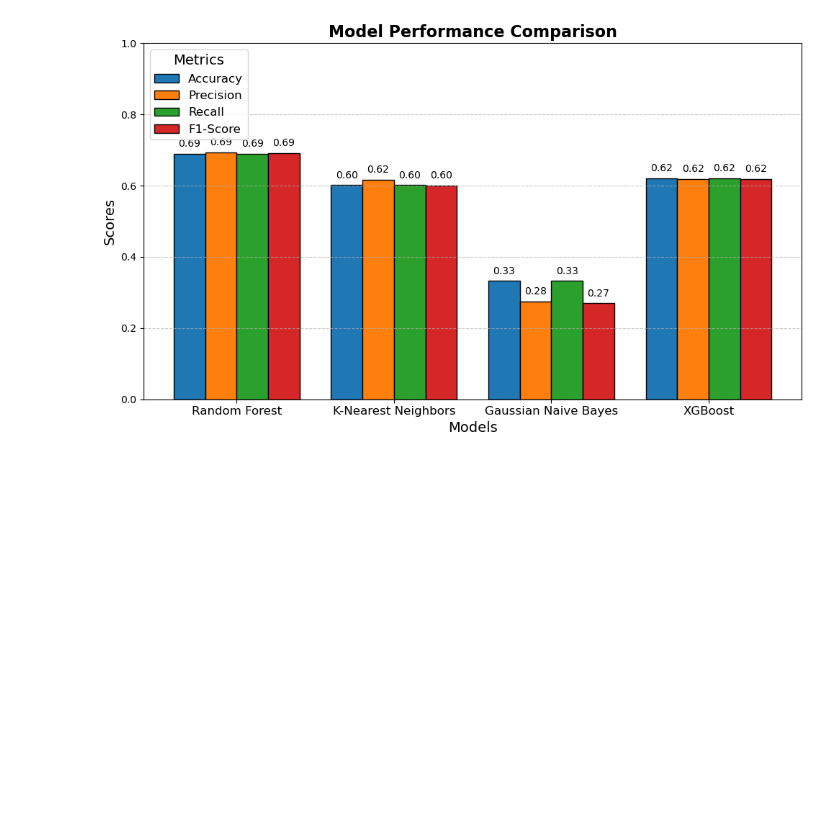
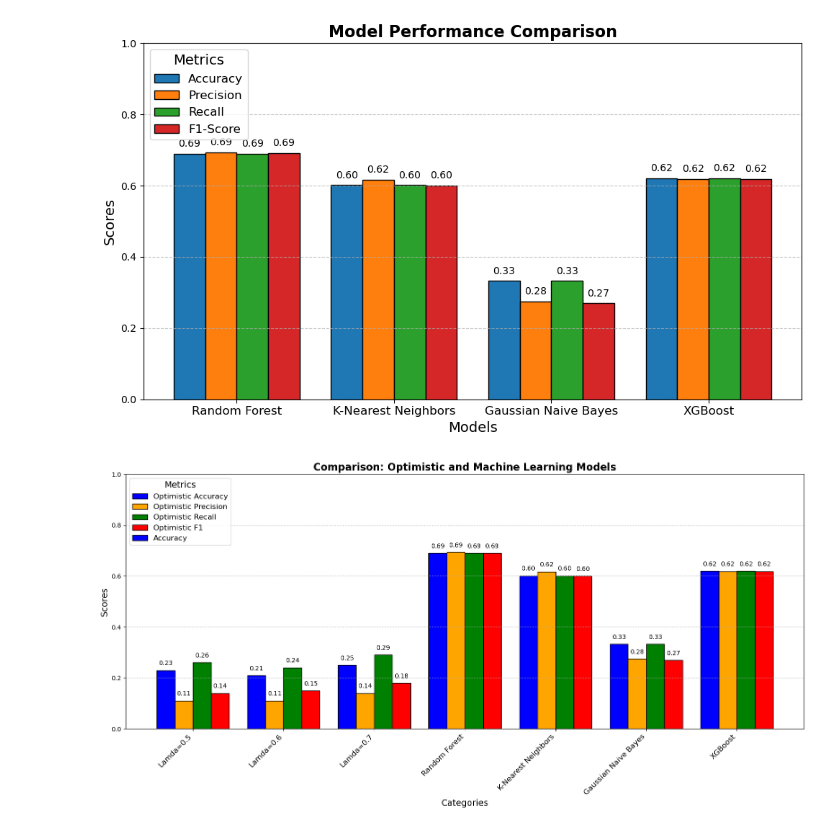
Before and after one commit to zhuangxianyun/Decision_modelling_project, a Jupyter notebook: Decision Models/dm_ml_model.ipynb, the cells around one changed output. Cells and saved outputs as stored; diff of their text form; code cells hidden in the pictures; blank space fills up the shorter version.

Commit message:
Add Overall Visualization of Electre and ML model result

```diff
--- a/Decision Models/dm_ml_model.ipynb
+++ b/Decision Models/dm_ml_model.ipynb
@@ -179,3 +164,71 @@ plt.tight_layout()
 plt.show()
 # %% [output]
 [figure]
+# %%
+import pandas as pd
+import matplotlib.pyplot as plt
+import numpy as np
+
+lambda_data = {
+    "Lambda": ["Lamda=0.5", "Lamda=0.6", "Lamda=0.7"],
+    "Optimistic_Accuracy": [0.23, 0.21, 0.25],
+    "Optimistic_Precision": [0.11, 0.11, 0.14],
+    "Optimistic_Recall": [0.26, 0.24, 0.29],
+    "Optimistic_F1": [0.14, 0.15, 0.18]
+}
+
+ml_data = {
+    "Model": ["Random Forest", "K-Nearest Neighbors", "Gaussian Naive Bayes", "XGBoost"],
+    "Accuracy": [0.689873, 0.601266, 0.332278, 0.620253],
+    "Precision": [0.693873, 0.617082, 0.275033, 0.619108],
+    "Recall": [0.689873, 0.601266, 0.332278, 0.620253],
+    "F1-Score": [0.690735, 0.600652, 0.269666, 0.619255]
+}
+
+lambda_df = pd.DataFrame(lambda_data)
+ml_df = pd.DataFrame(ml_data)
+
+fig, ax = plt.subplots(figsize=(16, 8))
+
+x_lambda = np.arange(len(lambda_df["Lambda"]))
+x_ml = np.arange(len(ml_df["Model"]))
+width = 0.2
+
+# Define colors
+colors = {
+    "Accuracy": "blue",
+    "Precision": "orange",
+    "Recall": "green",
+    "F1": "red"
+}
+
+metrics = ["Accuracy", "Precision", "Recall", "F1"]
+for i, metric in enumerate(metrics):
+    opt_values = lambda_df[f"Optimistic_{metric}"]
+    ax.bar(x_lambda + (i - 1.5) * width, opt_values, width, label=f"Optimistic {metric}", color=colors[metric], edgecolor="black", linewidth=1)
+
+for i, metric in enumerate(["Accuracy", "Precision", "Recall", "F1-Score"]):
+    ax.bar(x_ml + len(x_lambda) + (i - 1.5) * width, ml_df[metric], width, label=metric if i == 0 else "", color=colors[metric.split('-')[0]], edgecolor="black", linewidth=1)
+
+ax.set_xlabel("Categories", fontsize=14)
+ax.set_ylabel("Scores", fontsize=14)
+ax.set_title("Comparison: Optimistic and Machine Learning Models", fontsize=16, fontweight="bold")
+ax.set_xticks(np.concatenate([x_lambda, x_ml + len(x_lambda)]))
+ax.set_xticklabels(list(lambda_df["Lambda"]) + list(ml_df["Model"]), fontsize=12, rotation=45, ha="right")
+ax.set_ylim(0, 1)
+ax.legend(title="Metrics", loc="upper left", fontsize=12, title_fontsize=14)
+ax.grid(axis="y", linestyle="--", alpha=0.7)
+
+for i, metric in enumerate(metrics):
+    opt_values = lambda_df[f"Optimistic_{metric}"]
+    for j, o_value in enumerate(opt_values):
+        ax.text(x_lambda[j] + (i - 1.5) * width, o_value + 0.02, f"{o_value:.2f}", ha="center", fontsize=10)
+
+for i, metric in enumerate(["Accuracy", "Precision", "Recall", "F1-Score"]):
+    for j, value in enumerate(ml_df[metric]):
+        ax.text(x_ml[j] + len(x_lambda) + (i - 1.5) * width, value + 0.02, f"{value:.2f}", ha="center", fontsize=10)
+
+plt.tight_layout()
+plt.show()
+# %% [output]
+[figure, added]
```
Also changed, not shown: parts of 3 cells of this notebook.
